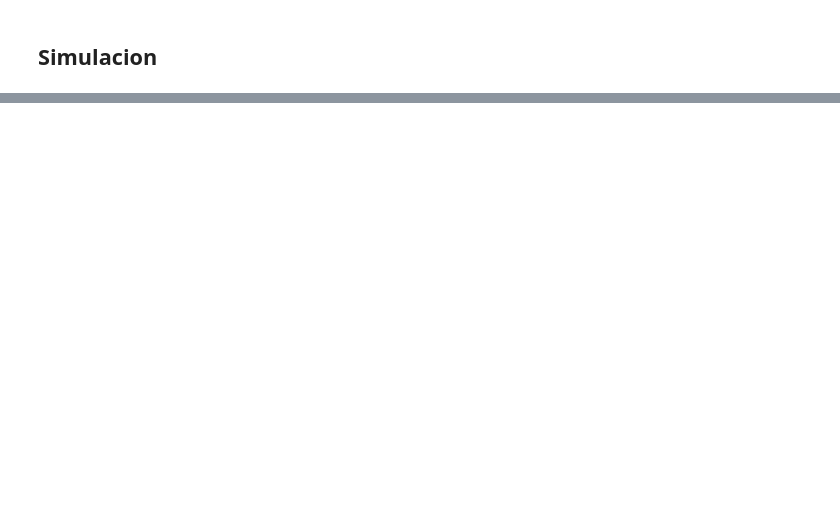
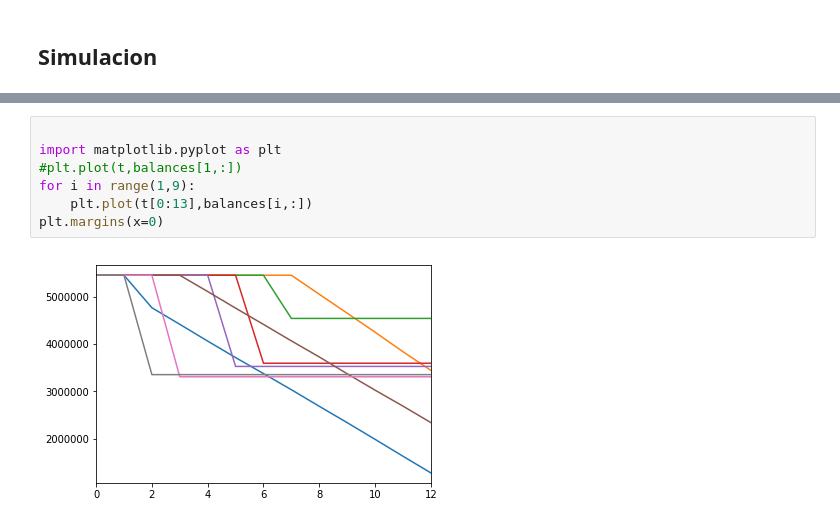
Before and after one commit to rsilvav/blockchain_gd, a Jupyter notebook: Simulaciones.ipynb, the cells around one changed output, grey strips where cells are left out. Cells and saved outputs as stored; diff of their text form; blank space fills up the shorter version.

```diff
--- a/Simulaciones.ipynb
+++ b/Simulaciones.ipynb
@@ -2020,0 +2023,9 @@ for i in range(5,9):
+# %%
+
+import matplotlib.pyplot as plt
+#plt.plot(t,balances[1,:])
+for i in range(1,9):
+    plt.plot(t[0:13],balances[i,:])
+plt.margins(x=0)
+# %% [output]
+[figure, added]
```
Also changed, not shown: parts of 17 cells of this notebook, 5 other files.
